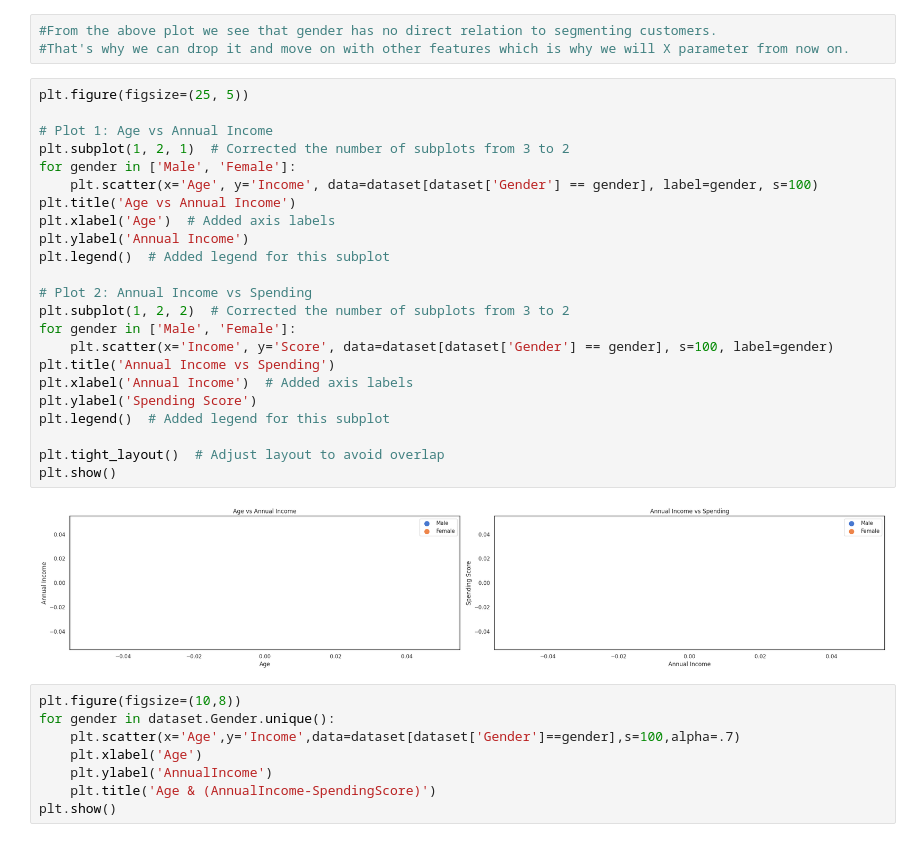
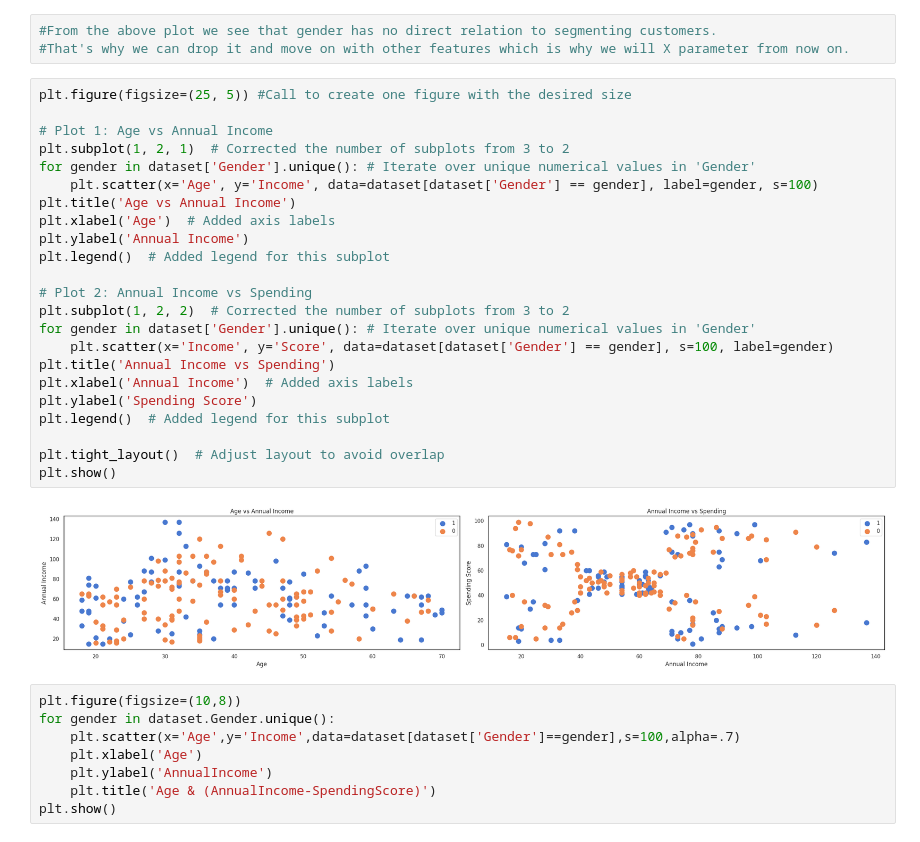
Before and after one commit to krishnadixit05/Mall-Customer-Segmentation, a Jupyter notebook: Hierarchial_Clustering_and_DBSCAN(AI_pr).ipynb, the cells around one changed output. Cells and saved outputs as stored; diff of their text form.

```diff
--- a/Hierarchial_Clustering_and_DBSCAN(AI_pr).ipynb
+++ b/Hierarchial_Clustering_and_DBSCAN(AI_pr).ipynb
@@ -456,30 +450,30 @@ plt.show()
 #From the above plot we see that gender has no direct relation to segmenting customers.
 #That's why we can drop it and move on with other features which is why we will X parameter from now on.
 # %%
-plt.figure(figsize=(25, 5))
+plt.figure(figsize=(25, 5)) #Call to create one figure with the desired size
 
 # Plot 1: Age vs Annual Income
 plt.subplot(1, 2, 1)  # Corrected the number of subplots from 3 to 2
-for gender in ['Male', 'Female']:
+for gender in dataset['Gender'].unique(): # Iterate over unique numerical values in 'Gender'
     plt.scatter(x='Age', y='Income', data=dataset[dataset['Gender'] == gender], label=gender, s=100)
 plt.title('Age vs Annual Income')
 plt.xlabel('Age')  # Added axis labels
 plt.ylabel('Annual Income')
 plt.legend()  # Added legend for this subplot
 
 # Plot 2: Annual Income vs Spending
 plt.subplot(1, 2, 2)  # Corrected the number of subplots from 3 to 2
-for gender in ['Male', 'Female']:
+for gender in dataset['Gender'].unique(): # Iterate over unique numerical values in 'Gender'
     plt.scatter(x='Income', y='Score', data=dataset[dataset['Gender'] == gender], s=100, label=gender)
 plt.title('Annual Income vs Spending')
 plt.xlabel('Annual Income')  # Added axis labels
 plt.ylabel('Spending Score')
 plt.legend()  # Added legend for this subplot
 
 plt.tight_layout()  # Adjust layout to avoid overlap
 plt.show()
 # %% [output]
-[figure, old version]
+[figure, new version]
 # %%
 plt.figure(figsize=(10,8))
 for gender in dataset.Gender.unique():
```
Also changed, not shown: parts of 22 cells of this notebook.
